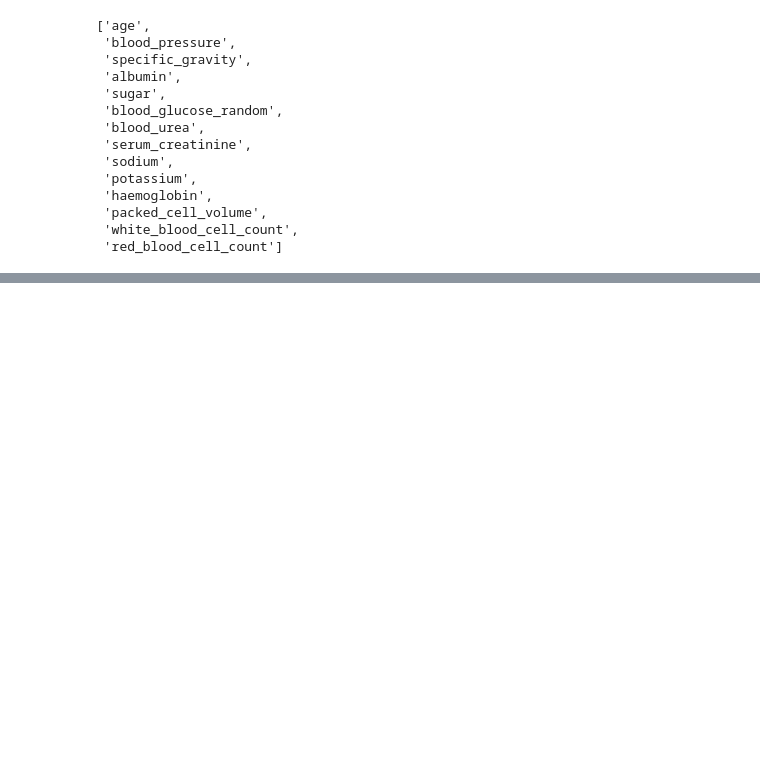
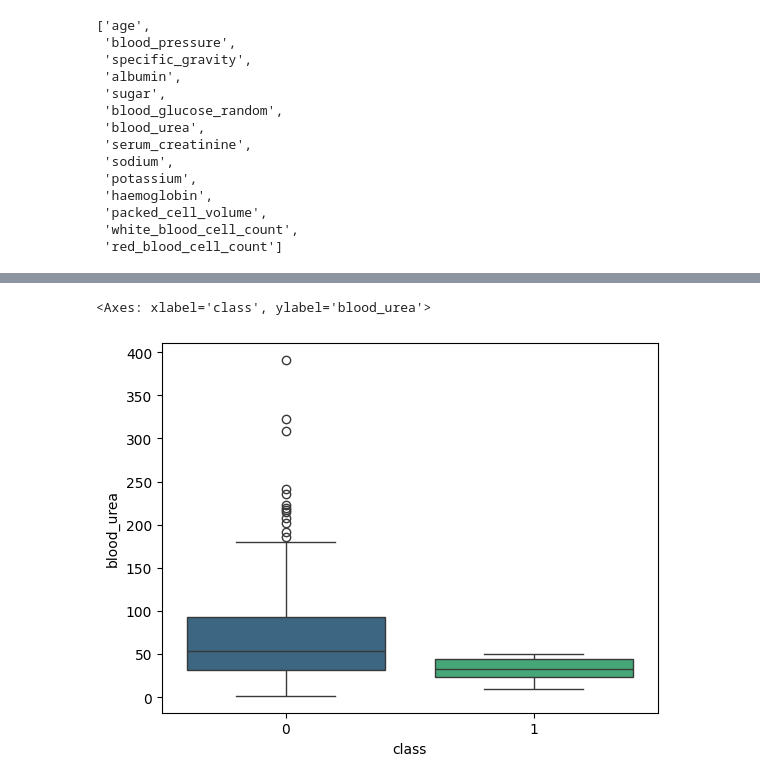
Before and after one commit to Himanshu-0801/EDA_Practice, a Jupyter notebook: Chronic.ipynb, the cells around one changed output, grey strips where cells are left out. Cells and saved outputs as stored; diff of their text form; code cells hidden in the pictures; blank space fills up the shorter version.

```diff
--- a/Chronic.ipynb
+++ b/Chronic.ipynb
@@ -131,0 +195,5 @@ num_cols
+# %%
+sns.boxplot(x='class', y= 'blood_urea',data=df, palette='viridis')
+# %% [output]
+<Axes: xlabel='class', ylabel='blood_urea'>
+[figure, added]
```
Also changed, not shown: parts of 15 cells of this notebook.
